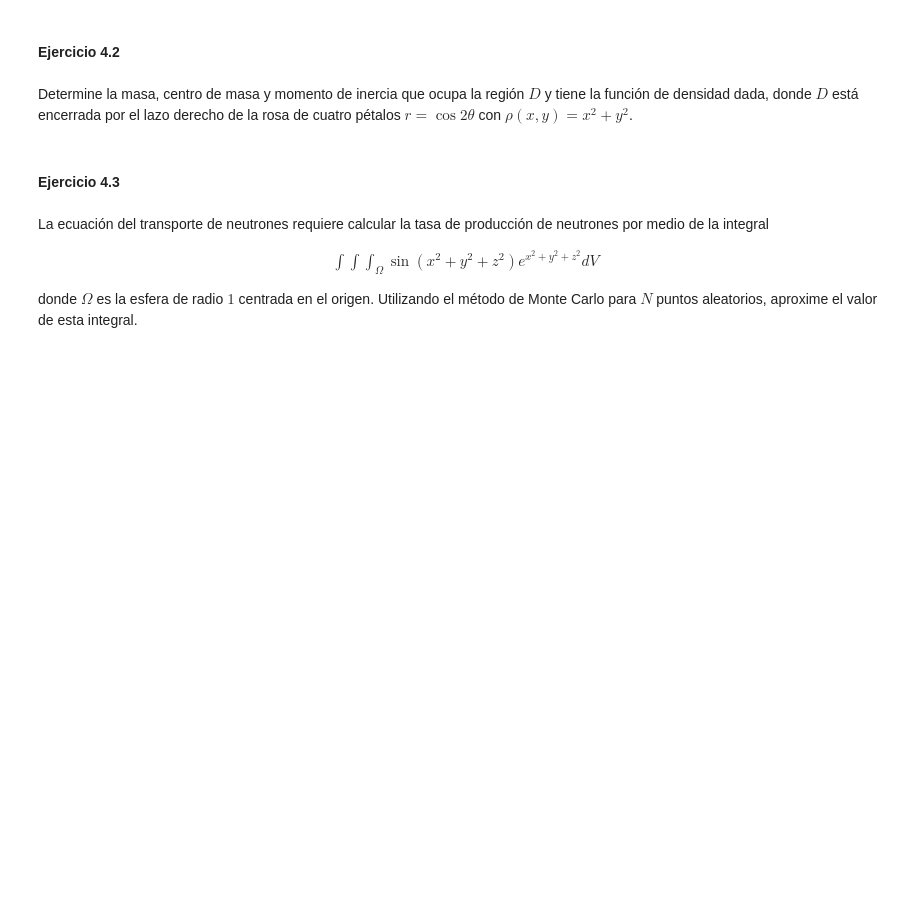
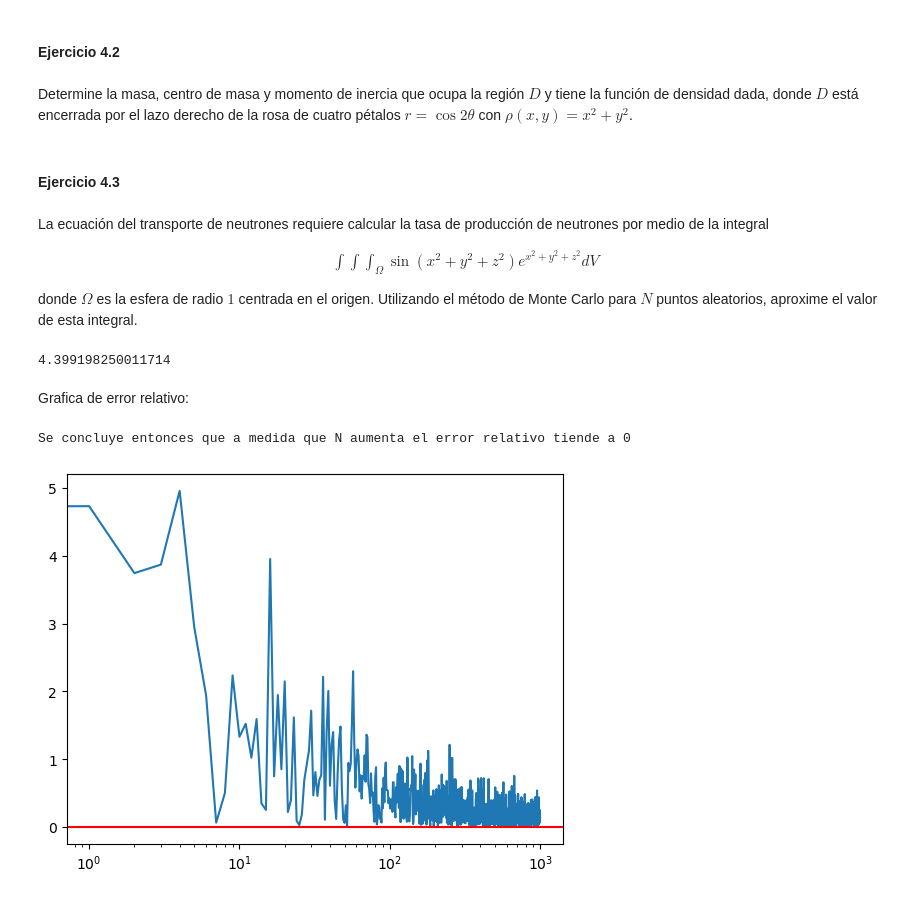
Before and after one commit to juanpablosalas/FISI2526-MetCompCompl-202320, a Jupyter notebook: Taller_2/Punto4_MonteCarlo.ipynb, the cells around one changed output. Cells and saved outputs as stored; diff of their text form; code cells hidden in the pictures; blank space fills up the shorter version.

Commit message:
Finalizacion Metodo montecarlo

```diff
--- a/Taller_2/Punto4_MonteCarlo.ipynb
+++ b/Taller_2/Punto4_MonteCarlo.ipynb
@@ -155,3 +162,44 @@ La ecuación del transporte de neutrones requiere calcular la tasa de producció
 \end{align*}
 
 donde $\Omega$ es la esfera de radio $1$ centrada en el origen. Utilizando el método de Monte Carlo para $N$ puntos aleatorios, aproxime el valor de esta integral.
+# %%
+def function_integrate(x,y,z):
+    b = x**2 + y**2 + z**2
+    return np.sin(b)*(np.e**b)
+
+
+N = 1000
+x = np.random.uniform(-1,1,N)
+y = np.random.uniform(-1,1,N)
+z = np.random.uniform(-1,1,N)
+
+def montecarlo_tridimensional(N,x,y,z):
+    suma = 0
+    for i in range(N):
+        if (x[i]**2 + y[i]**2 + z[i]**2)< 1:
+            suma += function_integrate(x[i],y[i],z[i])
+    Integral = (2**3)*suma/N
+    return Integral
+montecarlo_tridimensional(N,x,y,z)
+# %% [output]
+4.399198250011714
+# %% [markdown]
+Grafica de error relativo:
+# %%
+numero = 1000
+N = np.zeros(numero)
+monte = np.zeros(numero)
+for i in range(1,numero):
+    N[i] = i
+    x = np.random.uniform(-1,1,int(N[i]))
+    y = np.random.uniform(-1,1,int(N[i]))
+    z = np.random.uniform(-1,1,int(N[i]))
+    monte[i] = np.abs(montecarlo_tridimensional(int(N[i]),x,y,z)-4.73122)
+plt.plot(N,monte)
+plt.xscale('log')
+plt.axhline(y = 0,color='r')
+
+print("Se concluye entonces que a medida que N aumenta el error relativo tiende a 0")
+# %% [output]
+Se concluye entonces que a medida que N aumenta el error relativo tiende a 0
+[figure, added]
```
Also changed, not shown: parts of 5 cells of this notebook, 1 other file.
